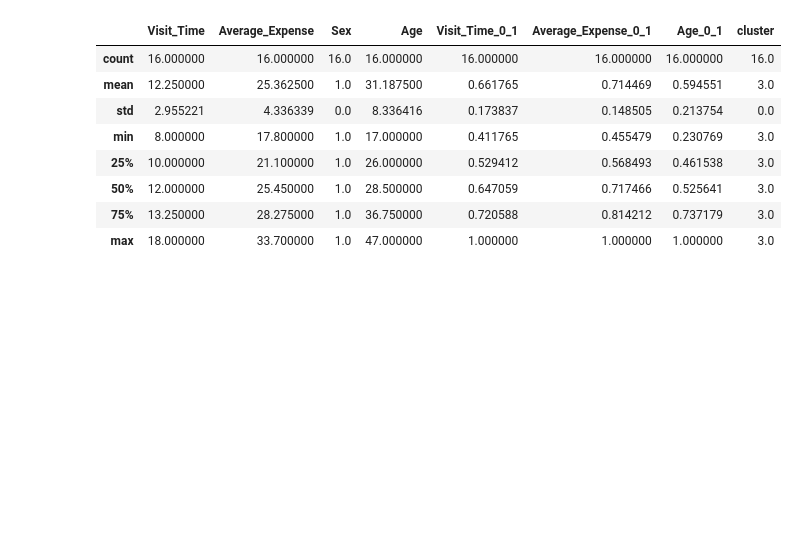
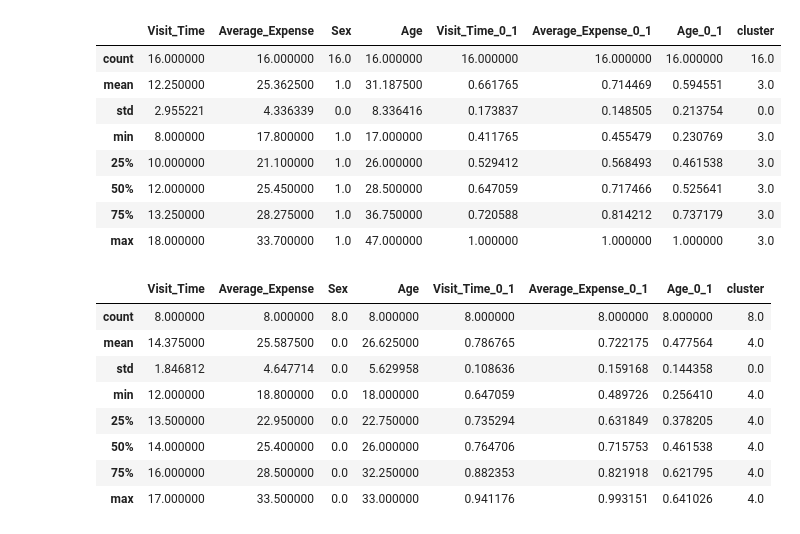
Before and after one commit to oscarm524/data_445_dummy, a Jupyter notebook: In_Class_Assignments/In_Class_Assignment_Clustering.ipynb, the cells around one changed output. Drawn from its saved outputs; the diff is of its cells as text; code cells hidden in the pictures; blank space fills up the shorter version.

Commit message:
adding cluster 4 description

```diff
--- a/In_Class_Assignments/In_Class_Assignment_Clustering.ipynb
+++ b/In_Class_Assignments/In_Class_Assignment_Clustering.ipynb
@@ -140,3 +140,17 @@ cluster_3.describe()
 | 50% | 12.000000 | 25.450000 | 1.0 | 28.500000 | 0.647059 | 0.717466 | 0.525641 | 3.0 |
 | 75% | 13.250000 | 28.275000 | 1.0 | 36.750000 | 0.720588 | 0.814212 | 0.737179 | 3.0 |
 | max | 18.000000 | 33.700000 | 1.0 | 47.000000 | 1.000000 | 1.000000 | 1.000000 | 3.0 |
+# %%
+## Cluster 4
+cluster_4 = customers[customers['cluster'] == 4].reset_index(drop = True)
+cluster_4.describe()
+# %% [output]
+|  | Visit_Time | Average_Expense | Sex | Age | Visit_Time_0_1 | Average_Expense_0_1 | Age_0_1 | cluster |
+| count | 8.000000 | 8.000000 | 8.0 | 8.000000 | 8.000000 | 8.000000 | 8.000000 | 8.0 |
+| mean | 14.375000 | 25.587500 | 0.0 | 26.625000 | 0.786765 | 0.722175 | 0.477564 | 4.0 |
+| std | 1.846812 | 4.647714 | 0.0 | 5.629958 | 0.108636 | 0.159168 | 0.144358 | 0.0 |
+| min | 12.000000 | 18.800000 | 0.0 | 18.000000 | 0.647059 | 0.489726 | 0.256410 | 4.0 |
+| 25% | 13.500000 | 22.950000 | 0.0 | 22.750000 | 0.735294 | 0.631849 | 0.378205 | 4.0 |
+| 50% | 14.000000 | 25.400000 | 0.0 | 26.000000 | 0.764706 | 0.715753 | 0.461538 | 4.0 |
+| 75% | 16.000000 | 28.500000 | 0.0 | 32.250000 | 0.882353 | 0.821918 | 0.621795 | 4.0 |
+| max | 17.000000 | 33.500000 | 0.0 | 33.000000 | 0.941176 | 0.993151 | 0.641026 | 4.0 |
```
